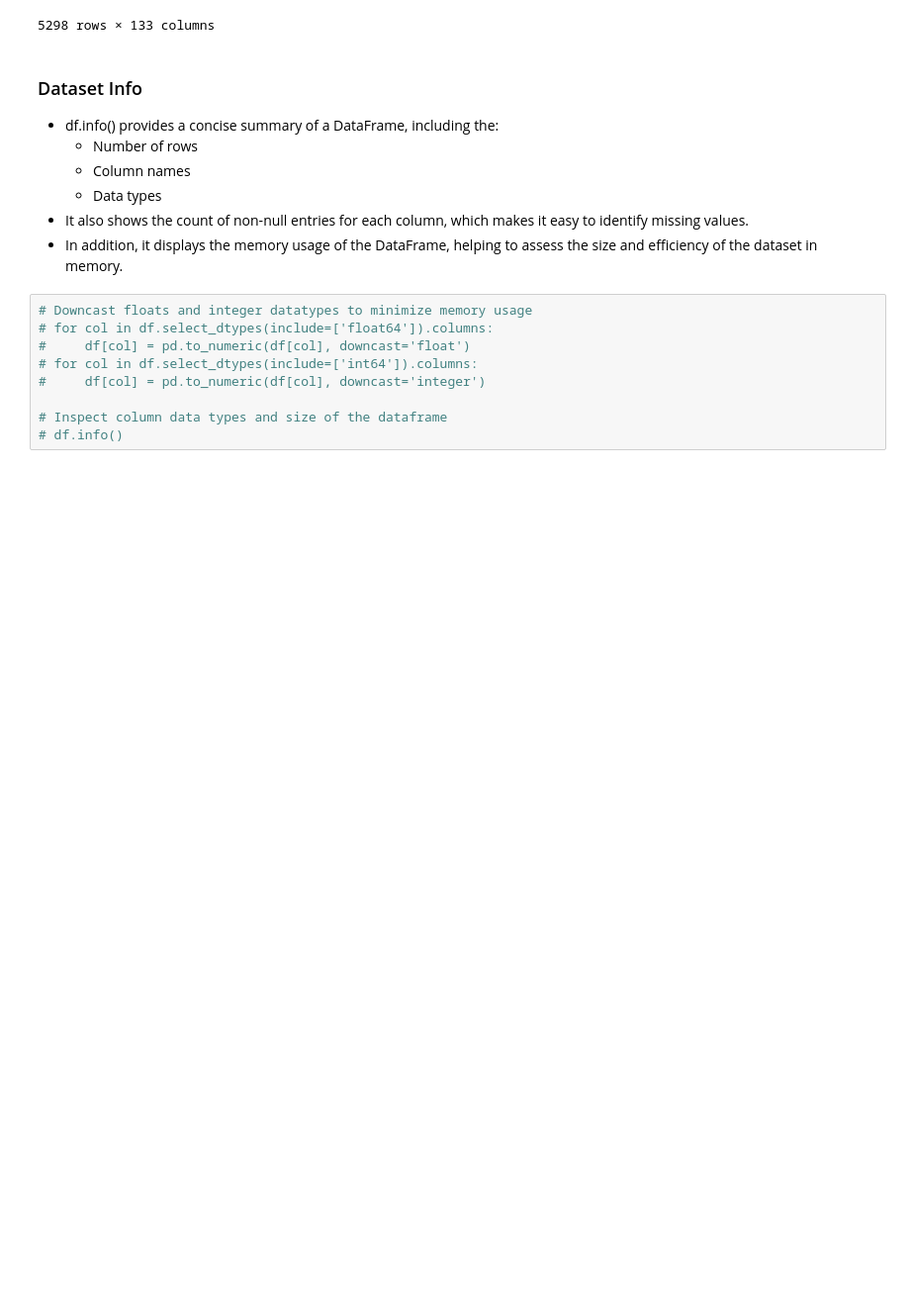
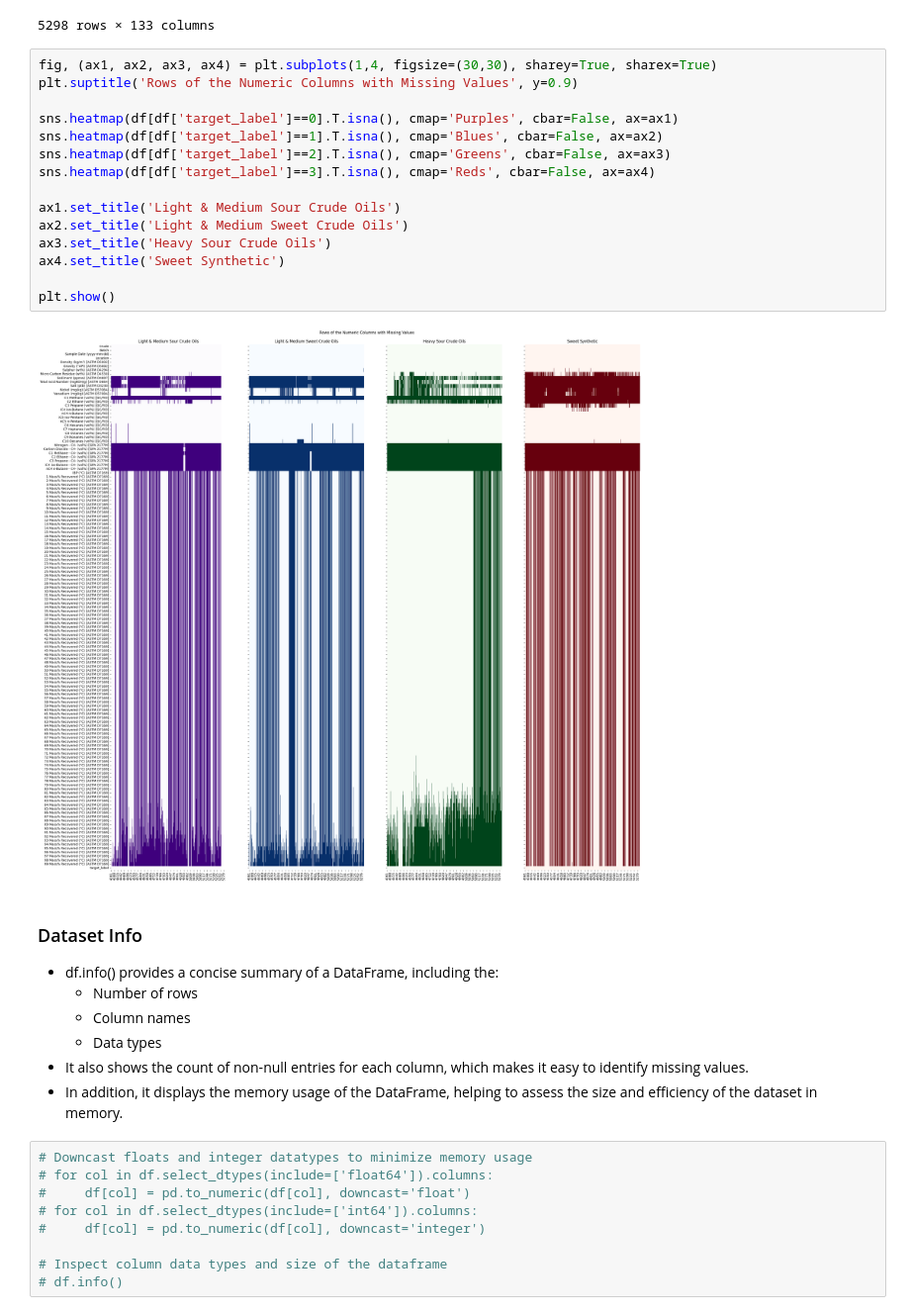
Before and after one commit to ryan-bulger/5510-Final-Project, a Jupyter notebook: 5510-crude-quality.ipynb, the cells around one changed output. Shown at 99% size. Drawn from its saved outputs; the diff is of its cells as text; blank space fills up the shorter version.

Commit message:
updating missing heatmap

```diff
--- a/5510-crude-quality.ipynb
+++ b/5510-crude-quality.ipynb
@@ -155,6 +155,23 @@ df
 | 5296 | Syncrude Sweet Premium | SSP-832 | 2025-08-01 | Edmonton | 863.9 | 32.1 | ... |
 | 5297 | Syncrude Sweet Premium | SSP-865 | 2025-09-02 | Edmonton | 859.0 | 33.1 | ... |
 5298 rows × 133 columns
+# %%
+fig, (ax1, ax2, ax3, ax4) = plt.subplots(1,4, figsize=(30,30), sharey=True, sharex=True)
+plt.suptitle('Rows of the Numeric Columns with Missing Values', y=0.9)
+
+sns.heatmap(df[df['target_label']==0].T.isna(), cmap='Purples', cbar=False, ax=ax1)
+sns.heatmap(df[df['target_label']==1].T.isna(), cmap='Blues', cbar=False, ax=ax2)
+sns.heatmap(df[df['target_label']==2].T.isna(), cmap='Greens', cbar=False, ax=ax3)
+sns.heatmap(df[df['target_label']==3].T.isna(), cmap='Reds', cbar=False, ax=ax4)
+
+ax1.set_title('Light & Medium Sour Crude Oils')
+ax2.set_title('Light & Medium Sweet Crude Oils')
+ax3.set_title('Heavy Sour Crude Oils')
+ax4.set_title('Sweet Synthetic')
+
+plt.show()
+# %% [output]
+[figure, added]
 # %% [markdown]
 ### Dataset Info
 - df.info() provides a concise summary of a DataFrame, including the:
```
Also changed, not shown: parts of 10 cells of this notebook, 1 other file.
